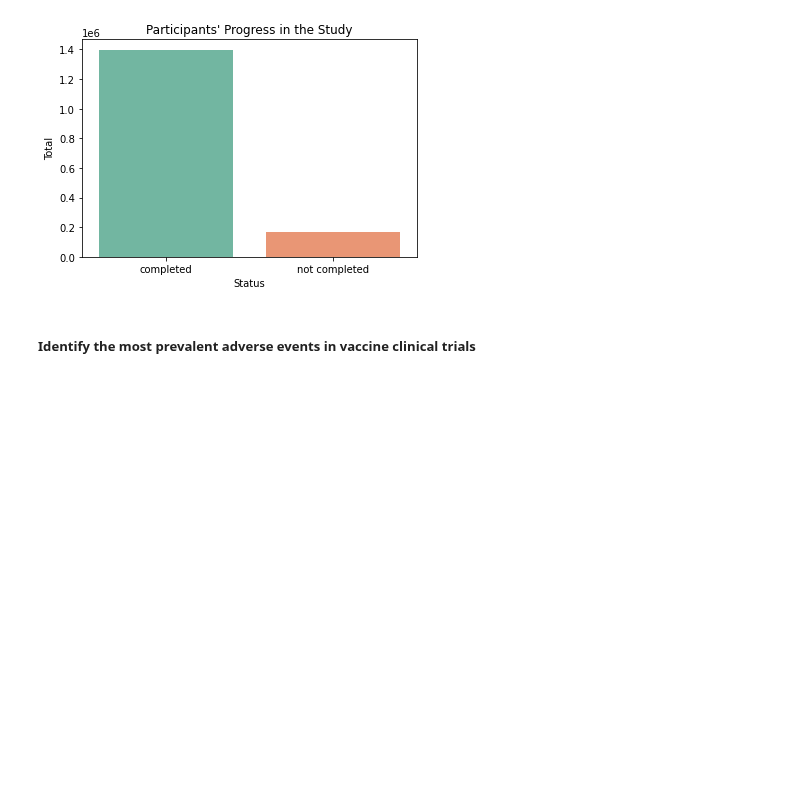
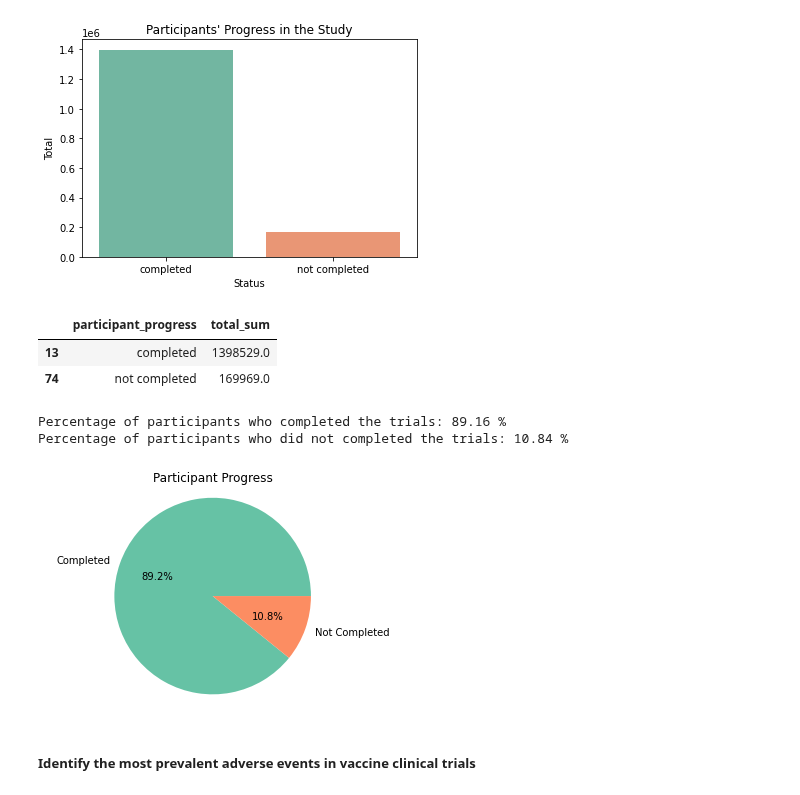
Before and after one commit to brunalos/clinical-trials-ml, a Jupyter notebook: vaccines.ipynb, the cells around one changed output. Drawn from its saved outputs; the diff is of its cells as text; code cells hidden in the pictures; blank space fills up the shorter version.

```diff
--- a/vaccines.ipynb
+++ b/vaccines.ipynb
@@ -1032,6 +1032,46 @@ plt.ylabel('Total')
 plt.show()
 # %% [output]
 [figure]
+# %%
+progress_filtered
+# %% [output]
+|  | participant_progress | total_sum |
+| 13 | completed | 1398529.0 |
+| 74 | not completed | 169969.0 |
+# %%
+# Calculate the total number of participants
+total_participants = progress_filtered['total_sum'].sum()
+
+# Filter the dataframe to get the number of participants who completed the trials
+completed = progress_filtered[progress_filtered['participant_progress'] == 'completed']['total_sum'].iloc[0]
+
+# Filter the dataframe to get the number of participants who did not completed the trials
+not_completed = progress_filtered[progress_filtered['participant_progress'] == 'not completed']['total_sum'].iloc[0]
+
+# Calculate the percentage of participants who completed the trials
+percentage_completed = (completed / total_participants) * 100
+
+# Calculate the percentage of participants who did not completed the trials
+percentage_notcompleted = (not_completed / total_participants) * 100
+
+print("Percentage of participants who completed the trials:", round(percentage_completed, 2), "%")
+print("Percentage of participants who did not completed the trials:", round(percentage_notcompleted, 2), "%")
+# %% [output]
+Percentage of participants who completed the trials: 89.16 %
+Percentage of participants who did not completed the trials: 10.84 %
+# %%
+# Data
+labels = ['Completed', 'Not Completed']
+sizes = [completed, not_completed]
+colors = ['#66c2a5','#fc8d62']
+
+# Plotting the pie chart
+plt.pie(sizes, labels=labels, colors=colors, autopct='%1.1f%%')
+plt.title('Participant Progress')
+plt.axis('equal')
+plt.show()
+# %% [output]
+[figure, added]
 # %% [markdown]
 ##### Identify the most prevalent adverse events in vaccine clinical trials
 # %%
```
Also changed, not shown: parts of 4 cells of this notebook.
